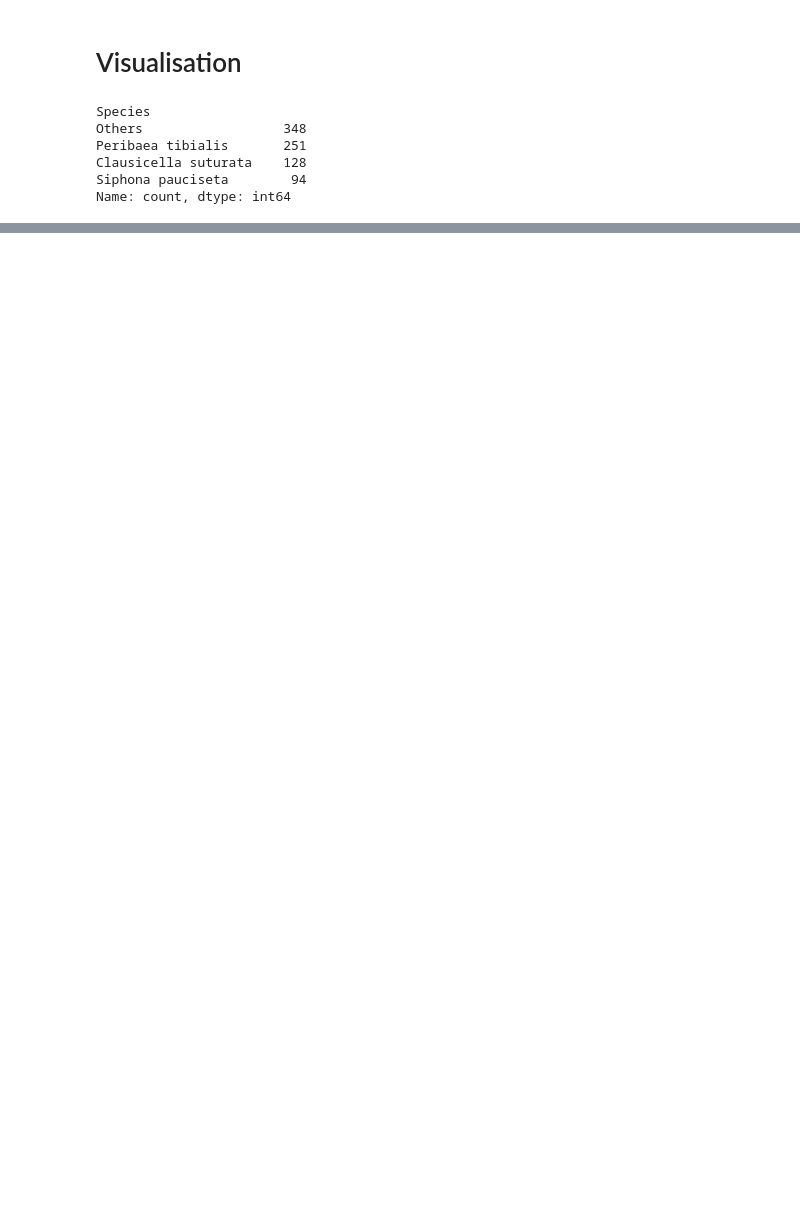
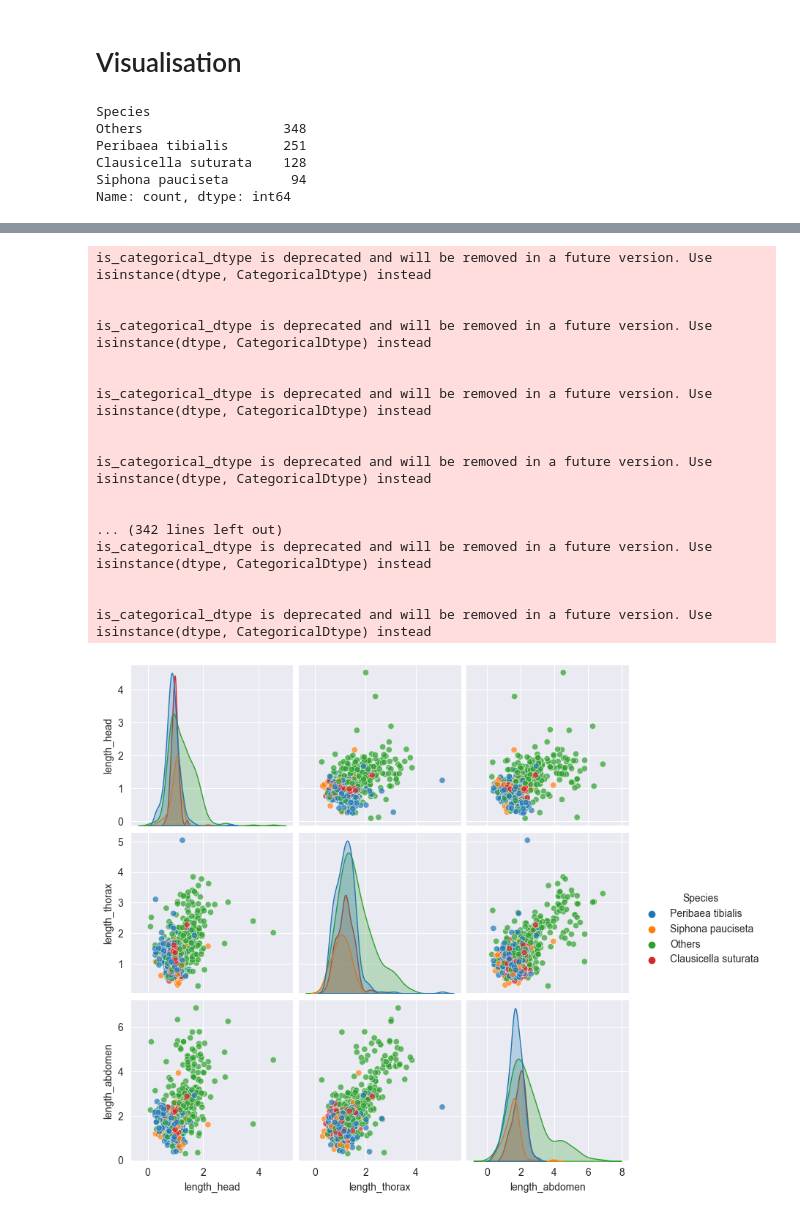
Before and after one commit to JoshAlb21/computer-vision-streamlit-app, a Jupyter notebook: playground/analyze_extracted_volumes.ipynb, the cells around one changed output, grey strips where cells are left out. Saved outputs shown, nothing was run; the diff lists cells and outputs as text; code cells hidden in the pictures; blank space fills up the shorter version.

```diff
--- a/playground/analyze_extracted_volumes.ipynb
+++ b/playground/analyze_extracted_volumes.ipynb
@@ -127,0 +218,28 @@ plt.show()
+# %%
+# Columns to consider for pairwise scatter plots
+cols = ["length_head", "length_thorax", "length_abdomen"]
+
+# Pairwise scatter plots using Seaborn
+sns.pairplot(df_merged, hue="Species", vars=cols, plot_kws={'alpha':0.7})
+
+# Display the plots
+plt.show()
+# %% [output]
+is_categorical_dtype is deprecated and will be removed in a future version. Use isinstance(dtype, CategoricalDtype) instead
+
+
+is_categorical_dtype is deprecated and will be removed in a future version. Use isinstance(dtype, CategoricalDtype) instead
+
+
+is_categorical_dtype is deprecated and will be removed in a future version. Use isinstance(dtype, CategoricalDtype) instead
+
+
+is_categorical_dtype is deprecated and will be removed in a future version. Use isinstance(dtype, CategoricalDtype) instead
+
+
+... (342 lines left out)
+is_categorical_dtype is deprecated and will be removed in a future version. Use isinstance(dtype, CategoricalDtype) instead
+
+
+is_categorical_dtype is deprecated and will be removed in a future version. Use isinstance(dtype, CategoricalDtype) instead
+[figure, added]
```
Also changed, not shown: parts of 44 cells of this notebook, 13 other files.
